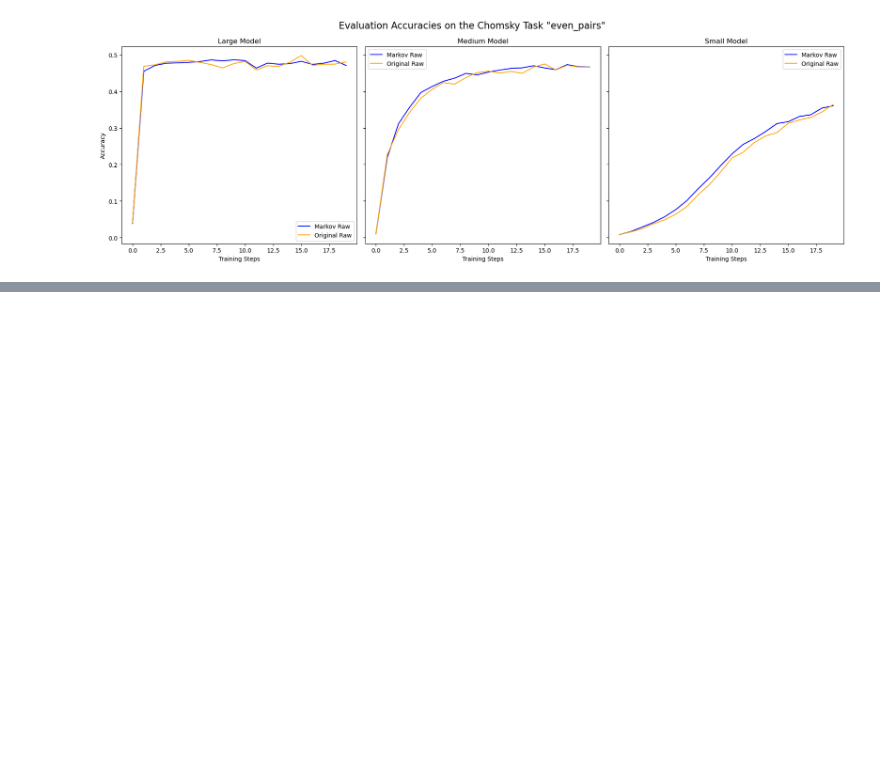
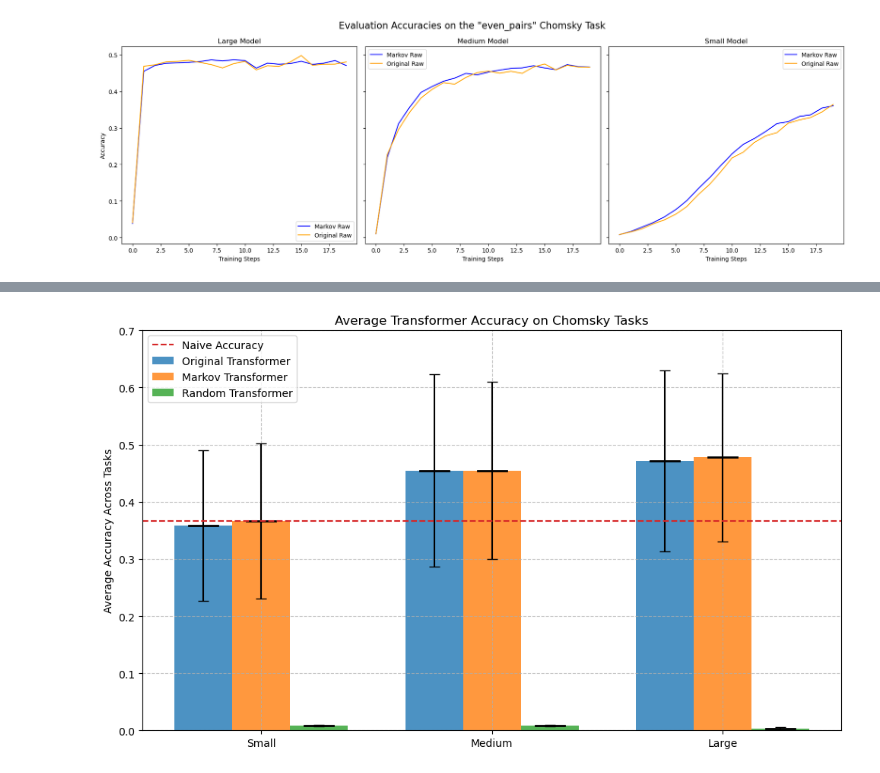
Before and after one commit to lazypanda10117/Learning-UTM, a Jupyter notebook: display_results.ipynb, the cells around one changed output, grey strips where cells are left out. Drawn from its saved outputs; the diff is of its cells as text; code cells hidden in the pictures; blank space fills up the shorter version.

```diff
--- a/display_results.ipynb
+++ b/display_results.ipynb
@@ -175,0 +174,79 @@ plt.show()
+# %%
+# Create a figure and axis
+fig, ax = plt.subplots(figsize=(10, 6))
+
+# Calculate average accuracies for each model type and size
+avg_accuracies = {}
+for model_type in model_types:
+    avg_accuracies[model_type] = {}
+    for size in model_sizes:
+        model_key = f"artifacts/params_{model_type}_transformer_{size}.npz"
+        if model_key in chomsky_results:
+            # Collect accuracies for all tasks for this model
+            task_accuracies = []
+            for task in tasks:
+                if task in chomsky_results[model_key]:
+                    task_accuracies.append(chomsky_results[model_key][task]["total_accuracy"])
+
+            # Calculate mean, median, and std dev
+            avg_accuracies[model_type][size] = {
+                'mean': np.mean(task_accuracies),
+                'median': np.median(task_accuracies),
+                'std': np.std(task_accuracies)
+            }
+
+# X-coordinates for the bars
+x = np.arange(len(model_sizes))
+bar_width = 0.25  # Width of bars, narrower to fit both model types
+
+# Colors for each model type
+colors = {'original': 'C0', 'markov': 'C1', 'random': 'C2', 'naive': 'C3'}
+
+# Plot bars for each model type
+for i, model_type in enumerate(model_types):
+    if model_type == "naive":
+        continue
+    means = [avg_accuracies[model_type][size]['mean'] for size in model_sizes]
+    stds = [avg_accuracies[model_type][size]['std'] for size in model_sizes]
+    medians = [avg_accuracies[model_type][size]['median'] for size in model_sizes]
+
+    # Position bars side by side
+    pos = x + (i - 1) * bar_width
+
+    # Plot bars with error bars
+    bars = ax.bar(
+        pos, medians,
+        yerr=stds,
+        width=bar_width,
+        color=colors[model_type],
+        alpha=0.8,
+        capsize=5,
+        label=f'{model_type.capitalize()} Transformer'
+    )
+
+    # Overlay median lines
+    for j, median in enumerate(medians):
+        ax.plot(
+            [pos[j] - bar_width/4, pos[j] + bar_width/4],
+            [median, median],
+            color='k', linewidth=2, label='_nolegend_'
+        )
+
+avg_naive_accuracy = np.mean(list(naive_accuracy_map.values()))
+ax.axhline(y=avg_naive_accuracy, linestyle='--', label='Naive Accuracy', color=colors['naive'])
+
+# Style the axes
+ax.set_xticks(x)
+ax.set_xticklabels([size.capitalize() for size in model_sizes])
+ax.set_ylim([0, 0.7])  # Adjust as needed based on actual data
+ax.set_ylabel('Average Accuracy Across Tasks')
+ax.set_title('Average Transformer Accuracy on Chomsky Tasks')
+ax.grid(True, linestyle='--', alpha=0.7)
+
+# Show legend
+ax.legend()
+
+plt.tight_layout()
+plt.show()
+# %% [output]
+[figure, added]
```
Also changed, not shown: parts of 2 cells of this notebook, 19 other files.
